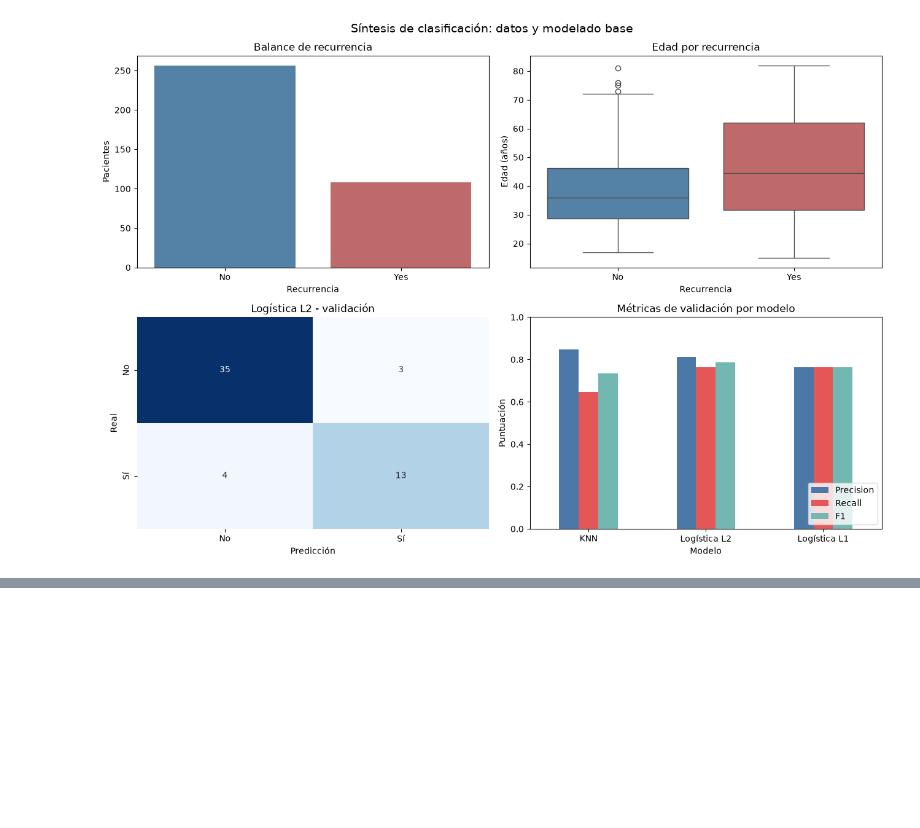
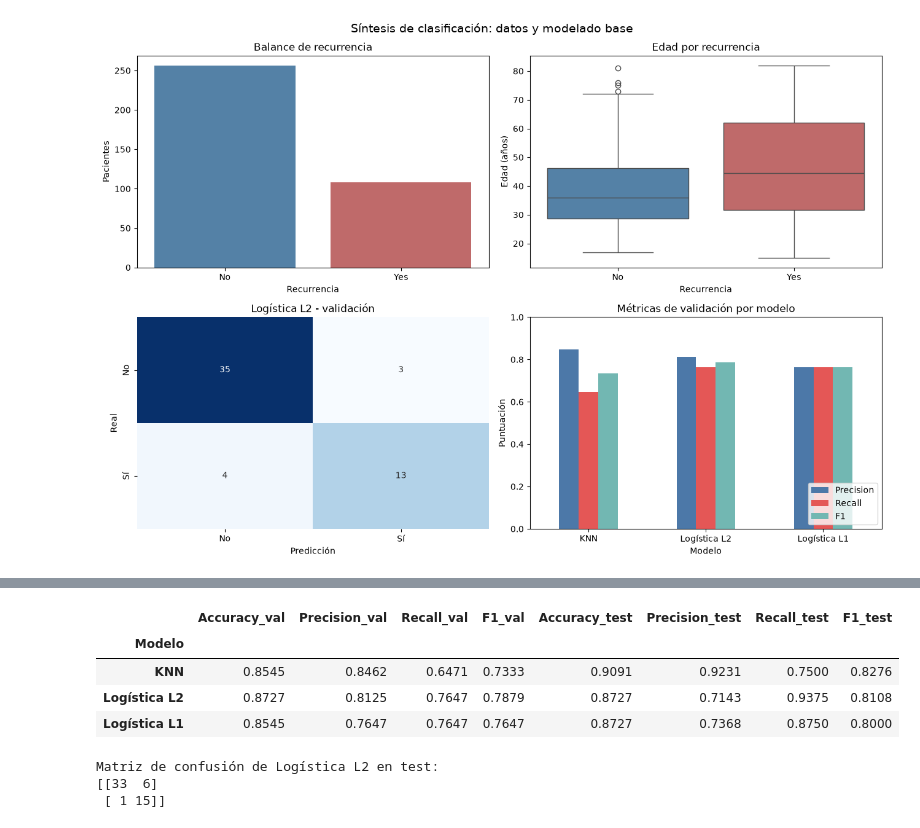
Before and after one commit to alejoriosm04/workshop-01-ml, a Jupyter notebook: notebooks/02_clasificacion_thyroid.ipynb, the cells around one changed output, grey strips where cells are left out. Cells and saved outputs as stored; diff of their text form; code cells hidden in the pictures; blank space fills up the shorter version.

Commit message:
Fases 6-8: test, validación cruzada y predicción

```diff
--- a/notebooks/02_clasificacion_thyroid.ipynb
+++ b/notebooks/02_clasificacion_thyroid.ipynb
@@ -1048,0 +1053,32 @@ plt.tight_layout(); plt.show()
+# %%
+filas_test_clf = []
+matrices_confusion_test = {}
+for nombre, pipeline in pipelines_clasificacion.items():
+    pred_test = pipeline.predict(X_test)
+    filas_test_clf.append({
+        "Modelo": nombre,
+        "Accuracy_test": accuracy_score(y_test, pred_test),
+        "Precision_test": precision_score(y_test, pred_test, zero_division=0),
+        "Recall_test": recall_score(y_test, pred_test, zero_division=0),
+        "F1_test": f1_score(y_test, pred_test, zero_division=0),
+    })
+    matrices_confusion_test[nombre] = confusion_matrix(y_test, pred_test)
+
+metricas_test_clasificacion = pd.DataFrame(filas_test_clf).set_index("Modelo")
+
+comparativo_clasificacion = metricas_clasificacion[
+    ["Accuracy_val", "Precision_val", "Recall_val", "F1_val"]
+].join(metricas_test_clasificacion)
+display(comparativo_clasificacion.round(4))
+
+print("Matriz de confusión de Logística L2 en test:")
+print(matrices_confusion_test["Logística L2"])
+# %% [output]
+|  | Accuracy_val | Precision_val | Recall_val | F1_val | Accuracy_test | Precision_test | Recall_test | F1_test |
+| Modelo |  |  |  |  |  |  |  |  |
+| KNN | 0.8545 | 0.8462 | 0.6471 | 0.7333 | 0.9091 | 0.9231 | 0.7500 | 0.8276 |
+| Logística L2 | 0.8727 | 0.8125 | 0.7647 | 0.7879 | 0.8727 | 0.7143 | 0.9375 | 0.8108 |
+| Logística L1 | 0.8545 | 0.7647 | 0.7647 | 0.7647 | 0.8727 | 0.7368 | 0.8750 | 0.8000 |
+Matriz de confusión de Logística L2 en test:
+[[33  6]
+ [ 1 15]]
```
Also changed, not shown: parts of 11 cells of this notebook, 1 other file.
